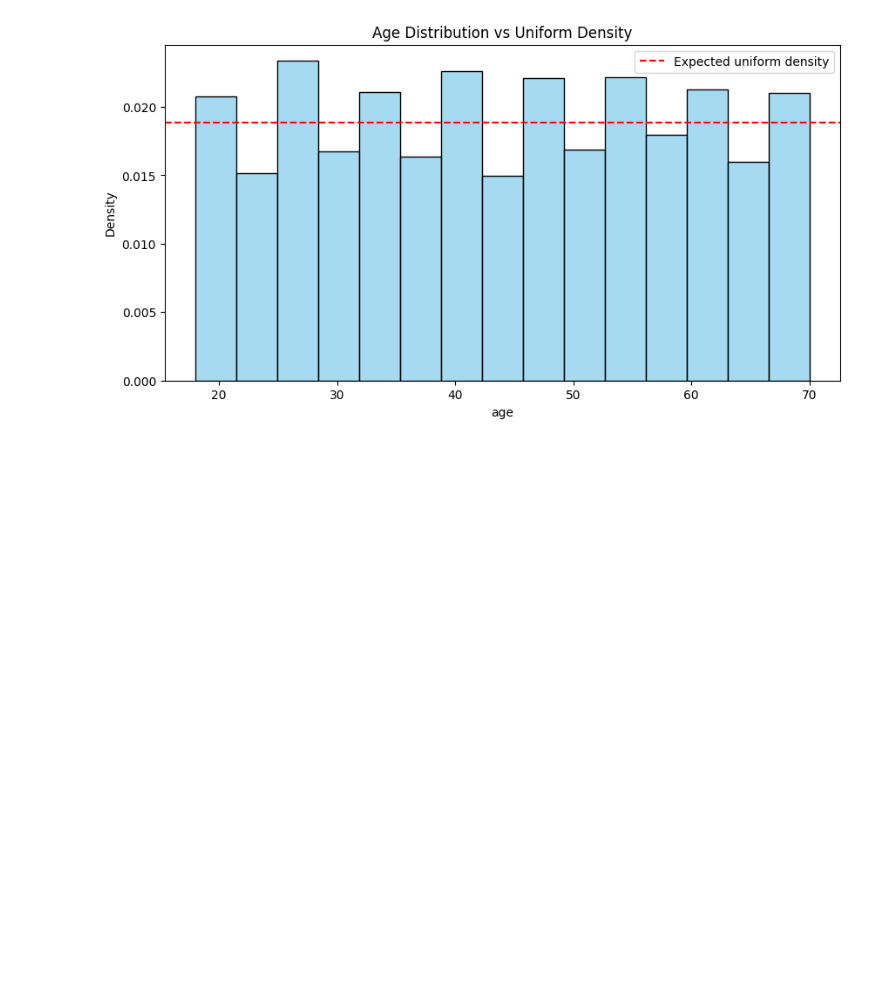
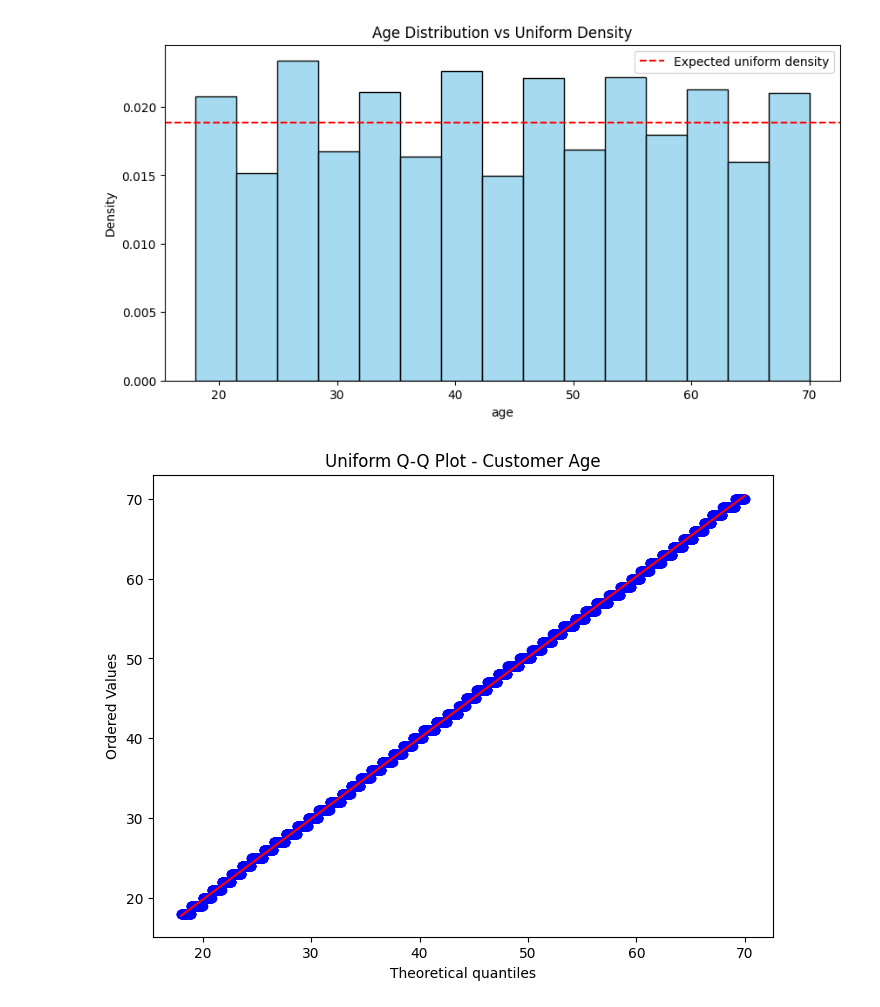
Before and after one commit to kWRizzz/KI_AI, a Jupyter notebook: Customer_Shopping_EDA.ipynb, the cells around one changed output. Drawn from its saved outputs; the diff is of its cells as text; code cells hidden in the pictures; blank space fills up the shorter version.

Commit message:
age toh uniform distributed hai

```diff
--- a/Customer_Shopping_EDA.ipynb
+++ b/Customer_Shopping_EDA.ipynb
@@ -197,3 +197,17 @@ plt.legend()
 plt.show()
 # %% [output]
 [figure]
+# %%
+plt.figure(figsize=(8, 6))
+
+stats.probplot(
+    df['age'],
+    dist='uniform',
+    sparams=(18, 52),
+    plot=plt
+)
+
+plt.title('Uniform Q-Q Plot - Customer Age')
+plt.show()
+# %% [output]
+[figure, added]
```
Also changed, not shown: parts of 1 cell of this notebook.
